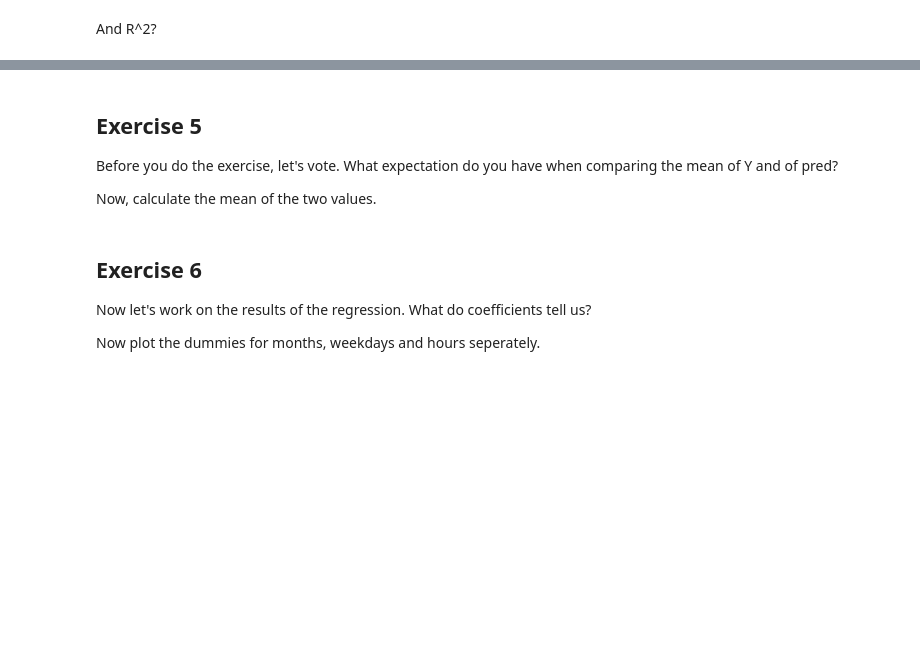
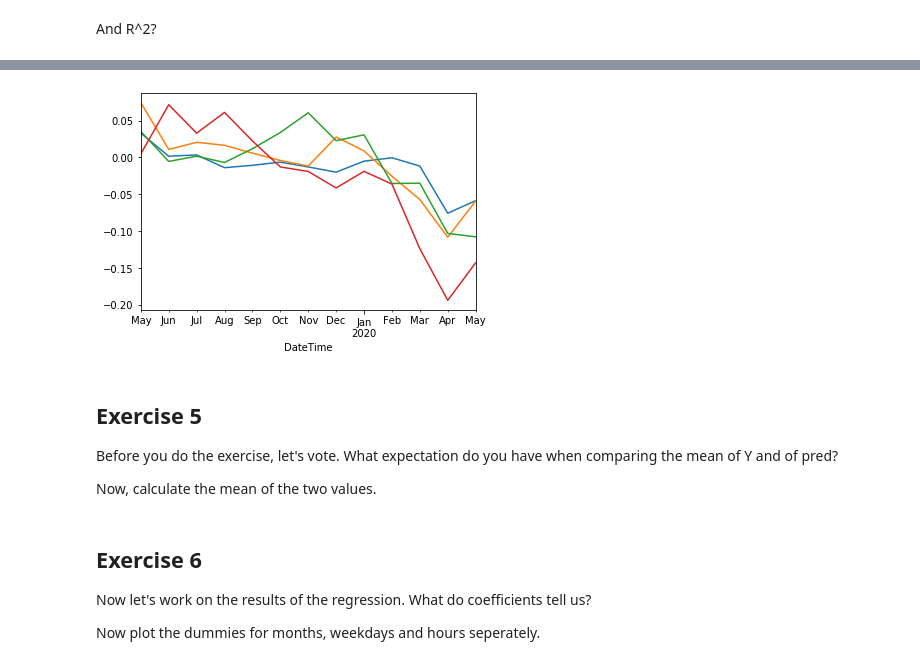
Before and after one commit to inwe-boku/lecture-scientific-computing, a Jupyter notebook: lecture07-fitting/lecture07.ipynb, the cells around one changed output, grey strips where cells are left out. Drawn from its saved outputs; the diff is of its cells as text; code cells hidden in the pictures; blank space fills up the shorter version.

```diff
--- a/lecture07-fitting/lecture07.ipynb
+++ b/lecture07-fitting/lecture07.ipynb
@@ -214,3 +230,39 @@ Wowh. This is pretty high for such a simple model. It means we have rather regul
+# %%
+def calc_residual(power_demand, country):
+
+    data = get_country_data(power_demand, country).resample('1h').mean().interpolate()
+
+    test_data_set = data.copy()['2019-05-01':]
+    training_data_set = data.copy()[:'2019-04-30']
+
+    # Our predicted variable Y is the hourly load
+
+    Y = get_Y(training_data_set)
+
+    X = get_X(training_data_set)
+
+    Y_pred = get_Y(test_data_set)
+
+    X_pred = get_X(test_data_set)
+
+    # regr = linear_model.LinearRegression(fit_intercept = False)
+    regr = linear_model.LinearRegression()
+
+    # Train the model using the training sets
+    regr.fit(X, Y)
+
+    pred = regr.predict(X_pred)
+
+    test_data_set["Residuals"] = (Y_pred - pred) / pred
+
+    test_data_set["Residuals"].resample('1m').mean().plot()
+# %%
+calc_residual(power_demand, "Germany")
+calc_residual(power_demand, "Austria")
+calc_residual(power_demand, "Portugal")
+calc_residual(power_demand, "Italy")
+# %% [output]
+[figure, added]
 # %% [markdown]
 ## Exercise 5
 
```
Also changed, not shown: parts of 65 cells of this notebook.
